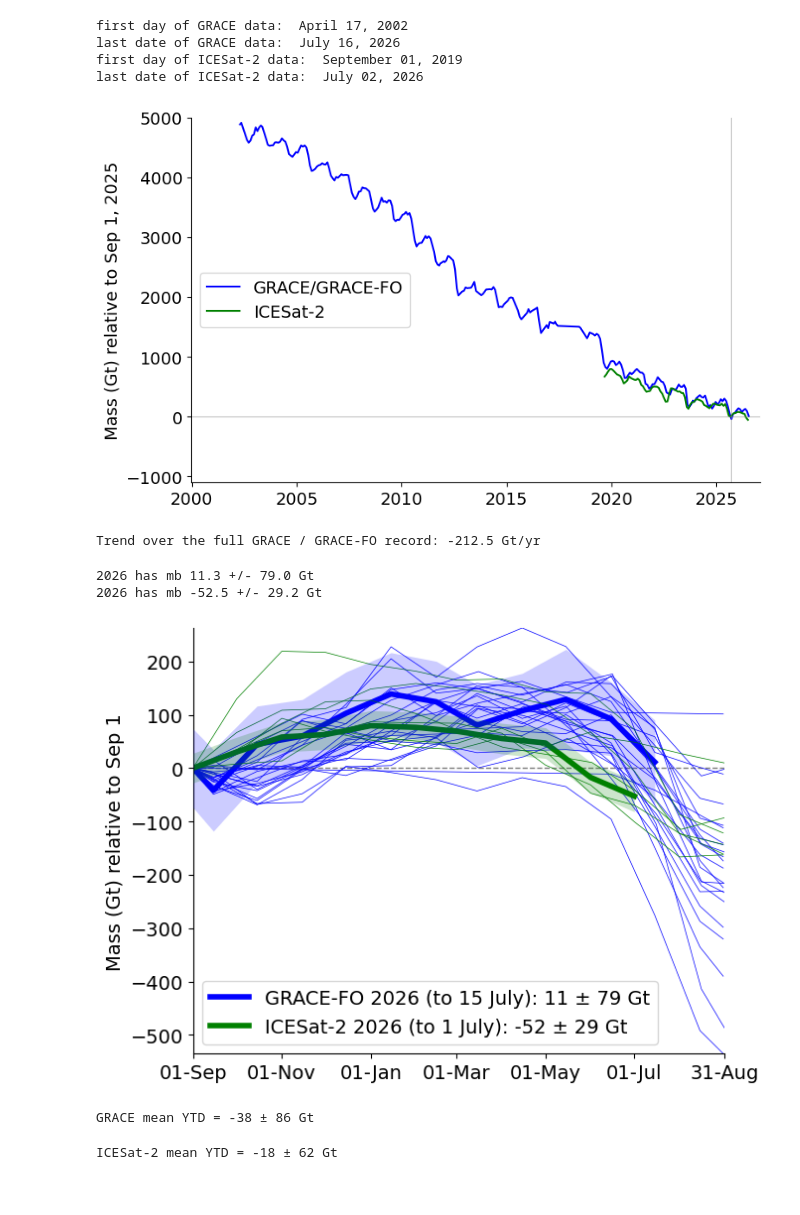
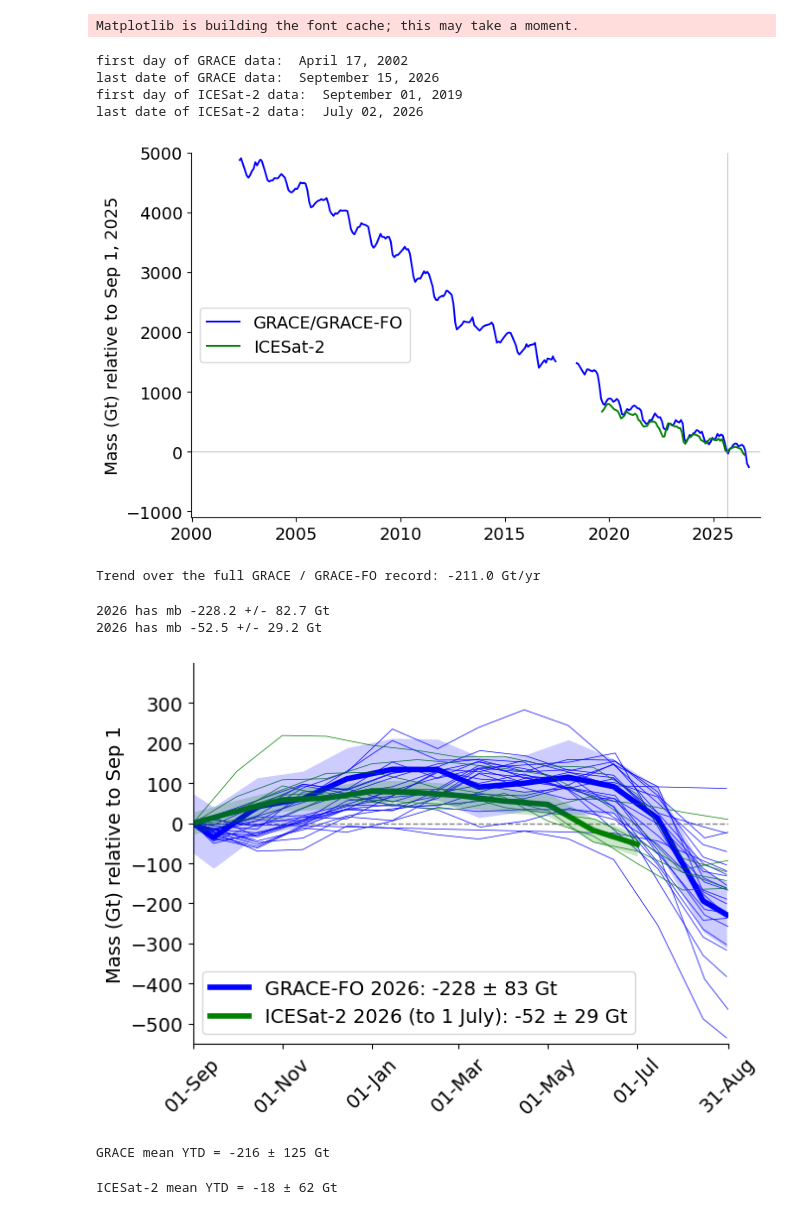
Before and after one commit to kpoinar/ArcticReportCard-GreenlandIceSheet-2026, a Jupyter notebook: TMB_MWE_2026.ipynb, the cells around one changed output. Cells and saved outputs as stored; diff of their text form; code cells hidden in the pictures.

Commit message:
With GRACE-FO solution through Aug 31
Updated GRACE-FO solution that extends the time series through the end of the mass balance year
This is the final version used for Arctic Report Card 2026

```diff
--- a/TMB_MWE_2026.ipynb
+++ b/TMB_MWE_2026.ipynb
@@ -17,7 +17,7 @@ alpha = 0.1
 
 
 # Important dates
-currentYTD_grace   = (7, 16)   # July 16
+currentYTD_grace   = (8, 31)   # Goes through Sept 15 actually       # (7, 16)   # July 16
 currentYTD_is      = (7, 2)    # July 2
 
 mb_start_month = 9
@@ -25,11 +25,15 @@ mb_start_day   = 1
 
 startdate = datetime(2025, 9, 1)
 enddate = datetime(2026, 8, 31)
+# %% [output]
+Matplotlib is building the font cache; this may take a moment.
 # %%
 # Load data
+
 # GRACE
 scaling = 0.84          # to exclude peripheral ice
-grace_data = pd.read_csv('GrIS_graceJPLrl0603_c20c30GSFCtn14_giaICE6GD_geocJPLtn13_200204_202607.txt', comment='#')
+# grace_data = pd.read_csv('GrIS_graceJPLrl0603_c20c30GSFCtn14_giaICE6GD_geocJPLtn13_200204_202607.txt', comment='#')
+grace_data = pd.read_csv('tmb/GrIS_graceJPLrl0603_c20c30GSFCtn14_giaICE6GD_geocJPLtn13_200204_202609.txt', comment='#')
 decyr = grace_data.iloc[:, 0].values
 gdate = np.array([datetime(int(y), 1, 1) + timedelta(days=(y - int(y)) * (datetime(int(y) + 1, 1, 1) - datetime(int(y), 1, 1)).days) for y in decyr])
 gmb = grace_data.iloc[:,1].values
@@ -44,7 +48,7 @@ g_err_leak = scaling * grace_data.iloc[:, 3]
 g_err_noleak = scaling * grace_data.iloc[:,2]
 
 # ICESat-2
-is_data = np.loadtxt('delta_m_monthly_WRT_2019.67_09232026.csv', delimiter=',', comments='%') # This has all the data from 2019-2026
+is_data = np.loadtxt('tmb/smith/delta_m_monthly_WRT_2019.67_09232026.csv', delimiter=',', comments='%') # This has all the data from 2019-2026
 doy_is = (is_data[:, 0] - 2019) * 365.2425
 IS_date = np.array([datetime(2019, 1, 1) + timedelta(days=int(day)) for day in doy_is])
 IS_mb = is_data[:, 1]
@@ -56,7 +60,7 @@ ismb0 = np.interp(startdate.toordinal(), np.array([d.toordinal() for d in IS_dat
 IS_mb = IS_mb - ismb0
 # %% [output]
 first day of GRACE data:  April 17, 2002
-last date of GRACE data:  July 16, 2026
+last date of GRACE data:  September 15, 2026
 first day of ICESat-2 data:  September 01, 2019
 last date of ICESat-2 data:  July 02, 2026
 # %%
@@ -112,7 +116,12 @@ def mb_year_timeline(year, end_month, end_day, report_day):
 # Plot the full data record (2002-2026) from GRACE/FO and ICESat-2
 
 fig, ax = plt.subplots(figsize=(8,5))
-ax.plot(gdate, gmb, color='blue', label='GRACE/GRACE-FO')
+# GRACE (showing gap between eras)
+era1 = gdate < datetime(2017, 6, 15)
+era2 = gdate > datetime(2018, 6, 1)
+ax.plot(gdate[era1], gmb[era1], color='blue', label='GRACE/GRACE-FO')
+ax.plot(gdate[era2], gmb[era2], color='blue')
+# ICESat-2
 ax.plot(IS_date, IS_mb, color='green', label='ICESat-2')
 stfoo = startdate.strftime("%b ") + str(startdate.day) + ", " + startdate.strftime("%Y")
 ax.set_ylabel('Mass (Gt) relative to ' + stfoo)
@@ -142,7 +151,7 @@ plt.savefig('MassBalance-GRACE-ICESat2-allhistory.svg')
 
 plt.show()
 # %% [output]
-[figure, old version]
+[figure, new version]
 # %%
 # GRACE long-term trend - Split into two periods to avoid the gap in 2017-18
 
@@ -166,7 +175,7 @@ werr = np.sqrt((n1 * err1)**2 + (n2 * err2)**2) / (n1 + n2)
 
 print(f'Trend over the full GRACE / GRACE-FO record: {wtrend:.1f} Gt/yr')
 # %% [output]
-Trend over the full GRACE / GRACE-FO record: -212.5 Gt/yr
+Trend over the full GRACE / GRACE-FO record: -211.0 Gt/yr
 # %%
 # Spaghetti plot function
 def spaghetti_plot(years, dates, mb, err, end_month, end_day, report_day, color, label):
@@ -196,37 +205,41 @@ def spaghetti_plot(years, dates, mb, err, end_month, end_day, report_day, color,
 # %%
 # Make the spaghetti plot
 plt.figure(figsize=(7,5))
 
 # Put data on plot
-spaghetti_plot(range(2003,2027), gdate, gmb, g_err_noleak, 7, 16, 15, 'blue', label='GRACE-FO 2026 (to 15 July)')
+spaghetti_plot(range(2003,2027), gdate, gmb, g_err_noleak, 7, 16, 15, 'blue', label='GRACE-FO 2026')
 spaghetti_plot(range(2020,2027), IS_date, IS_mb, IS_err, 7, 2, 1, 'green', label='ICESat-2 2026 (to 1 July)')
 
 # Tick management
 xtick = np.cumsum([0, 30, 31, 30, 31, 31, 28, 31, 30, 31, 30, 31, 31]) * 1    # plot units are in days
 xtick = xtick[[0, 2, 4, 6, 8, 10, 12]]
 plt.xticks(xtick, ['01-Sep', '01-Nov', '01-Jan', '01-Mar', '01-May', '01-Jul', '31-Aug'])
 
 plt.ylabel('Mass (Gt) relative to Sep 1')
 plt.legend(loc='lower left')
 
 # Nuke part of the box
 plt.gca().spines['top'].set_visible(False)
 plt.gca().spines['right'].set_visible(False)
 
 # Add a zero line
 plt.axhline(y=0, color='gray', linestyle='--', linewidth=1, zorder=1)
 
+plt.xticks(rotation=45)
+plt.ylim(-550, 400)
+plt.yticks(np.arange(-500,300+1,100))
+
 # Ensure text or axes won't cut off on save
 plt.tight_layout()
 
-plt.savefig('MassBalance-GRACE-ICESat2-spaghetti-July2026.png')
-plt.savefig('MassBalance-GRACE-ICESat2-spaghetti-July2026.svg')
+plt.savefig('MassBalance-GRACE-ICESat2-spaghetti.png')
+plt.savefig('MassBalance-GRACE-ICESat2-spaghetti.svg')
 
 plt.show()
 # %% [output]
-2026 has mb 11.3 +/- 79.0 Gt
+2026 has mb -228.2 +/- 82.7 Gt
 2026 has mb -52.5 +/- 29.2 Gt
-[figure, old version]
+[figure, new version]
 # %%
 # YTD climatology
 def partial_year_mb(years, dates, mb, end_month, end_day, report_day):
@@ -238,7 +251,7 @@ def partial_year_mb(years, dates, mb, end_month, end_day, report_day):
     return np.array(vals)
 # %%
 # GRACE
-currentYTD_grace = (7,16)
+currentYTD_grace = (8,31)  #(7,16)
 
 grace_mb = partial_year_mb(np.setdiff1d(np.arange(2003,2027), [2017,2018]), gdate, gmb, *currentYTD_grace, report_day=15)
 
@@ -246,7 +259,7 @@ print(f'GRACE mean YTD = '
     f'{np.nanmean(grace_mb):.0f} ± '
     f'{np.nanstd(grace_mb):.0f} Gt')
 # %% [output]
-GRACE mean YTD = -38 ± 86 Gt
+GRACE mean YTD = -216 ± 125 Gt
 # %%
 # ICESat-2
 currentYTD_icesat2 = (7,2)
```
Also changed, not shown: 1 other file.
